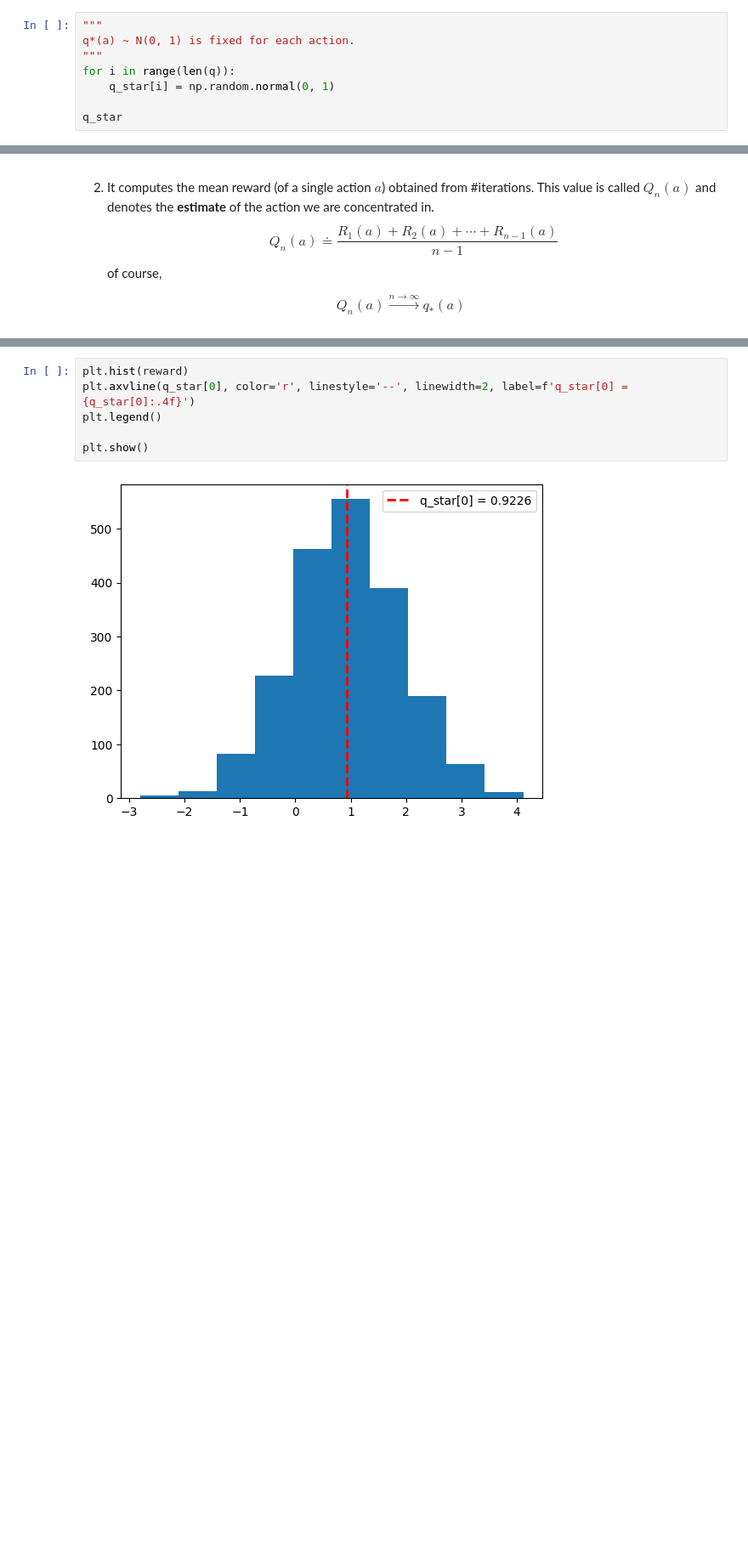
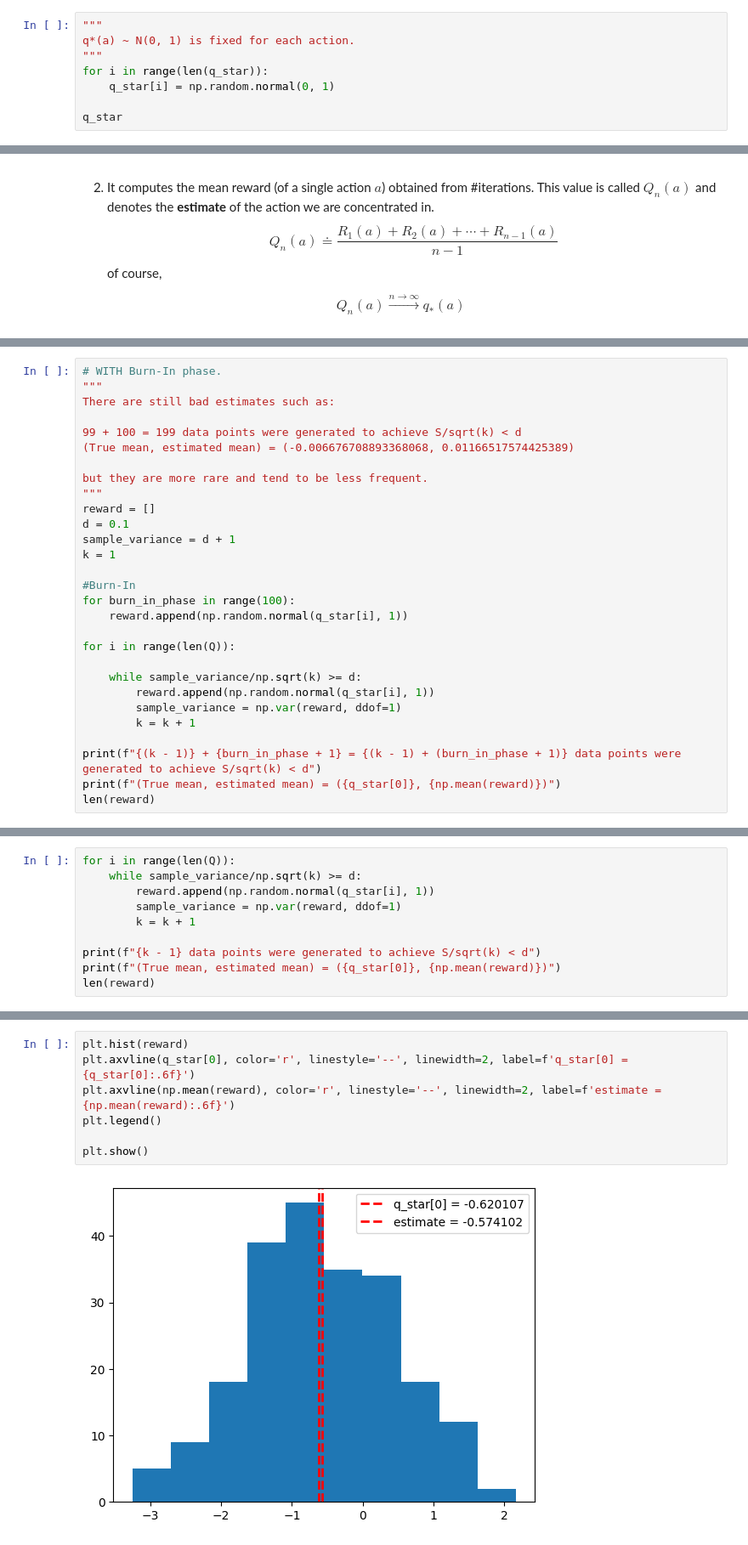
Before and after one commit to lucasfourier/RL-Explorations, a Jupyter notebook: math.ipynb, the cells around one changed output, grey strips where cells are left out. Shown: that part at 85% size. Drawn from its saved outputs; the diff is of its cells as text; blank space fills up the shorter version.

```diff
--- a/math.ipynb
+++ b/math.ipynb
@@ -25,7 +25,7 @@ Of course, $q^*(a)$ should be fixed from the beginning and won't change from ite
 """
 q*(a) ~ N(0, 1) is fixed for each action.
 """
-for i in range(len(q)):
+for i in range(len(q_star)):
     q_star[i] = np.random.normal(0, 1)
 
 q_star
@@ -81,0 +131,29 @@ Mean reward = 0.9185
+# %%
+# WITH Burn-In phase.
+"""
+There are still bad estimates such as:
+
+99 + 100 = 199 data points were generated to achieve S/sqrt(k) < d
+(True mean, estimated mean) = (-0.006676708893368068, 0.01166517574425389)
+
+but they are more rare and tend to be less frequent.
+"""
+reward = []
+d = 0.1
+sample_variance = d + 1
+k = 1
+
+#Burn-In
+for burn_in_phase in range(100):
+    reward.append(np.random.normal(q_star[i], 1))
+
+for i in range(len(Q)):
+
+    while sample_variance/np.sqrt(k) >= d:
+        reward.append(np.random.normal(q_star[i], 1))
+        sample_variance = np.var(reward, ddof=1)
+        k = k + 1
+
+print(f"{(k - 1)} + {burn_in_phase + 1} = {(k - 1) + (burn_in_phase + 1)} data points were generated to achieve S/sqrt(k) < d")
+print(f"(True mean, estimated mean) = ({q_star[0]}, {np.mean(reward)})")
+len(reward)
@@ -81,0 +164,10 @@ Mean reward = 0.9185
+# %%
+for i in range(len(Q)):
+    while sample_variance/np.sqrt(k) >= d:
+        reward.append(np.random.normal(q_star[i], 1))
+        sample_variance = np.var(reward, ddof=1)
+        k = k + 1
+
+print(f"{k - 1} data points were generated to achieve S/sqrt(k) < d")
+print(f"(True mean, estimated mean) = ({q_star[0]}, {np.mean(reward)})")
+len(reward)
@@ -82,11 +178,12 @@ Mean reward = 0.9185
 # %%
 plt.hist(reward)
-plt.axvline(q_star[0], color='r', linestyle='--', linewidth=2, label=f'q_star[0] = {q_star[0]:.4f}')
+plt.axvline(q_star[0], color='r', linestyle='--', linewidth=2, label=f'q_star[0] = {q_star[0]:.6f}')
+plt.axvline(np.mean(reward), color='r', linestyle='--', linewidth=2, label=f'estimate = {np.mean(reward):.6f}')
 plt.legend()
 
 plt.show()
 # %% [output]
-[figure, old version]
+[figure, new version]
 # %%
 plt.boxplot(reward)
 # %% [output]
```
Also changed, not shown: parts of 8 cells of this notebook.
